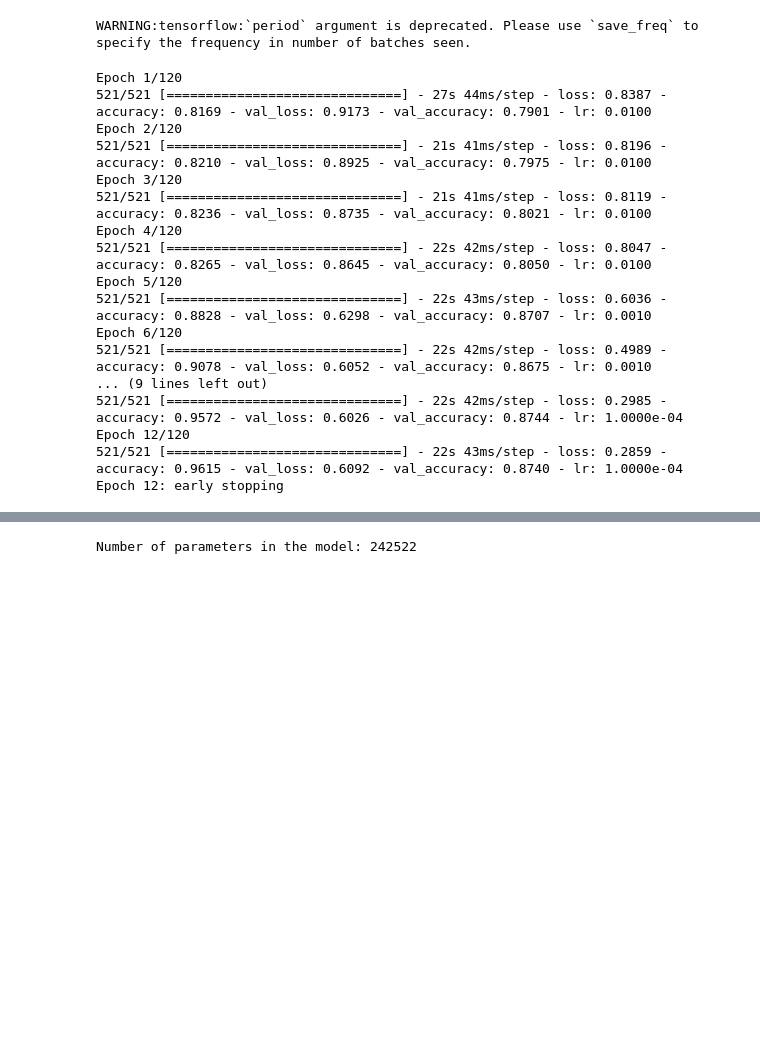
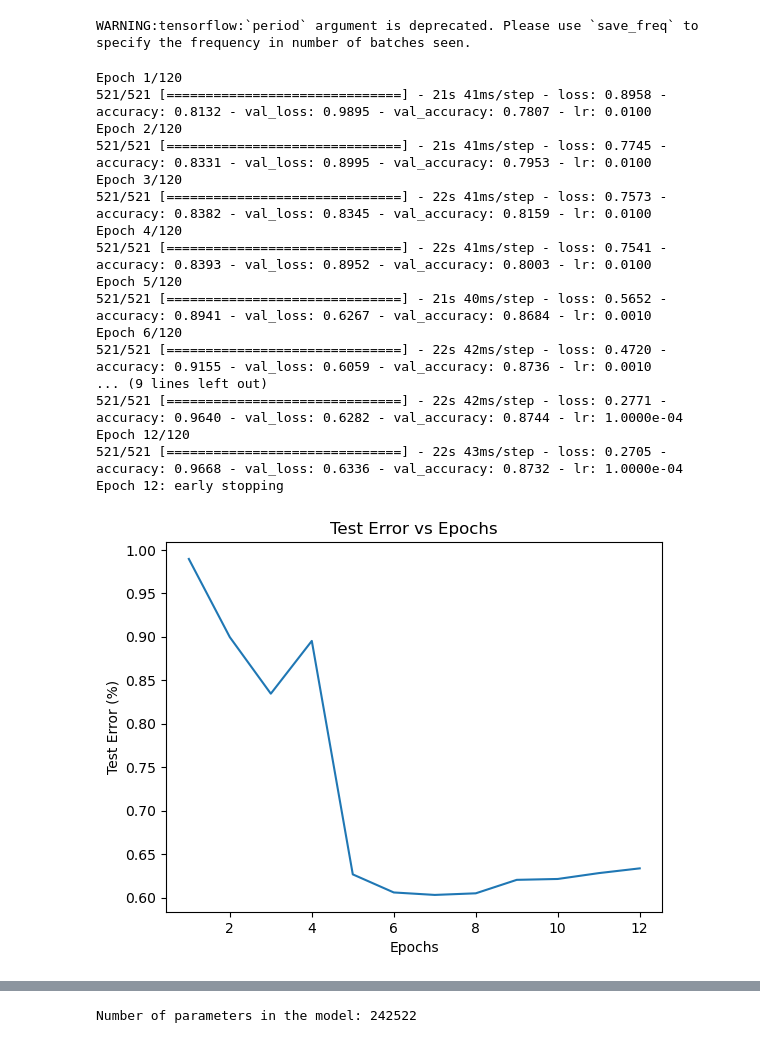
Before and after one commit to tsaurav18/OptiNet-IC, a Jupyter notebook: OptiNet.ipynb, the cells around one changed output, grey strips where cells are left out. Cells and saved outputs as stored; diff of their text form; code cells hidden in the pictures; blank space fills up the shorter version.

```diff
--- a/OptiNet.ipynb
+++ b/OptiNet.ipynb
@@ -308,31 +320,40 @@ reduceLR = ReduceLROnPlateau(
 callbacks = [checkpoint, earlystop, csvlogger,reduceLR]
 # %% [output]
 WARNING:tensorflow:`period` argument is deprecated. Please use `save_freq` to specify the frequency in number of batches seen.
-# %%
-
-early_stopping = EarlyStopping(monitor='val_loss', patience=5)
-
-history = model.fit(x_train, y_train, batch_size=96, epochs=120, validation_data=(x_test, y_test), callbacks=[earlystop, lrate])
-#, callbacks=[callbacks]) #, callbacks=[lr_reducer], lrs
-            #max_q_size=100
-# %% [output]
-Epoch 1/120
-521/521 [==============================] - 27s 44ms/step - loss: 0.8387 - accuracy: 0.8169 - val_loss: 0.9173 - val_accuracy: 0.7901 - lr: 0.0100
-Epoch 2/120
-521/521 [==============================] - 21s 41ms/step - loss: 0.8196 - accuracy: 0.8210 - val_loss: 0.8925 - val_accuracy: 0.7975 - lr: 0.0100
-Epoch 3/120
-521/521 [==============================] - 21s 41ms/step - loss: 0.8119 - accuracy: 0.8236 - val_loss: 0.8735 - val_accuracy: 0.8021 - lr: 0.0100
-Epoch 4/120
-521/521 [==============================] - 22s 42ms/step - loss: 0.8047 - accuracy: 0.8265 - val_loss: 0.8645 - val_accuracy: 0.8050 - lr: 0.0100
-Epoch 5/120
-521/521 [==============================] - 22s 43ms/step - loss: 0.6036 - accuracy: 0.8828 - val_loss: 0.6298 - val_accuracy: 0.8707 - lr: 0.0010
-Epoch 6/120
-521/521 [==============================] - 22s 42ms/step - loss: 0.4989 - accuracy: 0.9078 - val_loss: 0.6052 - val_accuracy: 0.8675 - lr: 0.0010
-... (9 lines left out)
-521/521 [==============================] - 22s 42ms/step - loss: 0.2985 - accuracy: 0.9572 - val_loss: 0.6026 - val_accuracy: 0.8744 - lr: 1.0000e-04
-Epoch 12/120
-521/521 [==============================] - 22s 43ms/step - loss: 0.2859 - accuracy: 0.9615 - val_loss: 0.6092 - val_accuracy: 0.8740 - lr: 1.0000e-04
-Epoch 12: early stopping
+# %%
+import matplotlib.pyplot as plt
+
+# Train the model and get the test error
+history = model.fit(x_train, y_train, batch_size=96, epochs=120, validation_data=(x_test, y_test), callbacks=[earlystop, lrate])
+
+# Get the test error from the history object
+test_errors = history.history['val_loss']
+
+# Plot the graph
+plt.plot(range(1, len(test_errors) + 1), test_errors)
+plt.xlabel('Epochs')
+plt.ylabel('Test Error (%)')
+plt.title('Test Error vs Epochs')
+plt.show()
+# %% [output]
+Epoch 1/120
+521/521 [==============================] - 21s 41ms/step - loss: 0.8958 - accuracy: 0.8132 - val_loss: 0.9895 - val_accuracy: 0.7807 - lr: 0.0100
+Epoch 2/120
+521/521 [==============================] - 21s 41ms/step - loss: 0.7745 - accuracy: 0.8331 - val_loss: 0.8995 - val_accuracy: 0.7953 - lr: 0.0100
+Epoch 3/120
+521/521 [==============================] - 22s 41ms/step - loss: 0.7573 - accuracy: 0.8382 - val_loss: 0.8345 - val_accuracy: 0.8159 - lr: 0.0100
+Epoch 4/120
+521/521 [==============================] - 22s 41ms/step - loss: 0.7541 - accuracy: 0.8393 - val_loss: 0.8952 - val_accuracy: 0.8003 - lr: 0.0100
+Epoch 5/120
+521/521 [==============================] - 21s 40ms/step - loss: 0.5652 - accuracy: 0.8941 - val_loss: 0.6267 - val_accuracy: 0.8684 - lr: 0.0010
+Epoch 6/120
+521/521 [==============================] - 22s 42ms/step - loss: 0.4720 - accuracy: 0.9155 - val_loss: 0.6059 - val_accuracy: 0.8736 - lr: 0.0010
+... (9 lines left out)
+521/521 [==============================] - 22s 42ms/step - loss: 0.2771 - accuracy: 0.9640 - val_loss: 0.6282 - val_accuracy: 0.8744 - lr: 1.0000e-04
+Epoch 12/120
+521/521 [==============================] - 22s 43ms/step - loss: 0.2705 - accuracy: 0.9668 - val_loss: 0.6336 - val_accuracy: 0.8732 - lr: 1.0000e-04
+Epoch 12: early stopping
+[figure, added]
 # %%
 # Evaluate the model on the x_test dataset
 loss, accuracy = model.evaluate(x_test, y_test)
```
Also changed, not shown: parts of 12 cells of this notebook.
